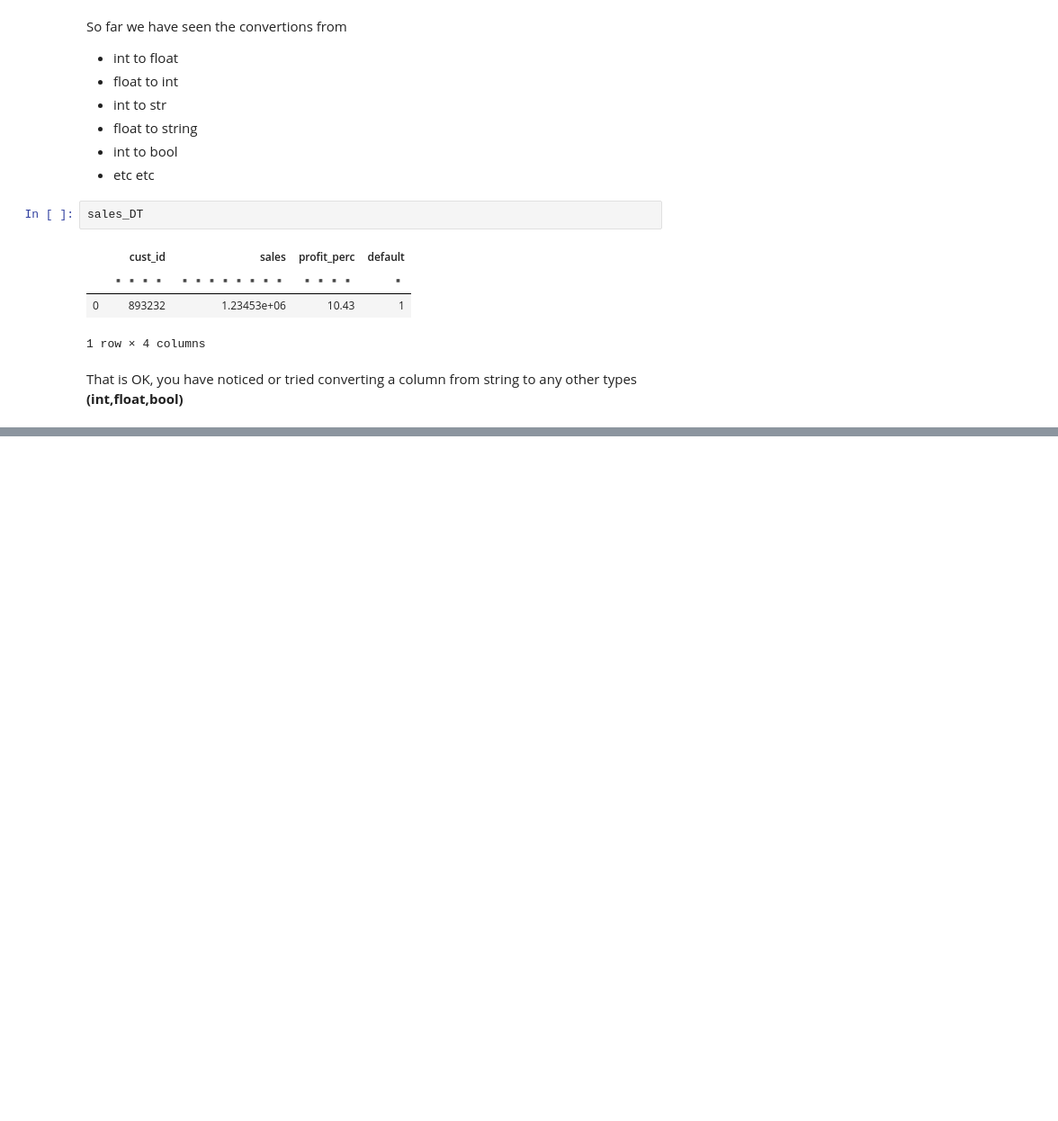
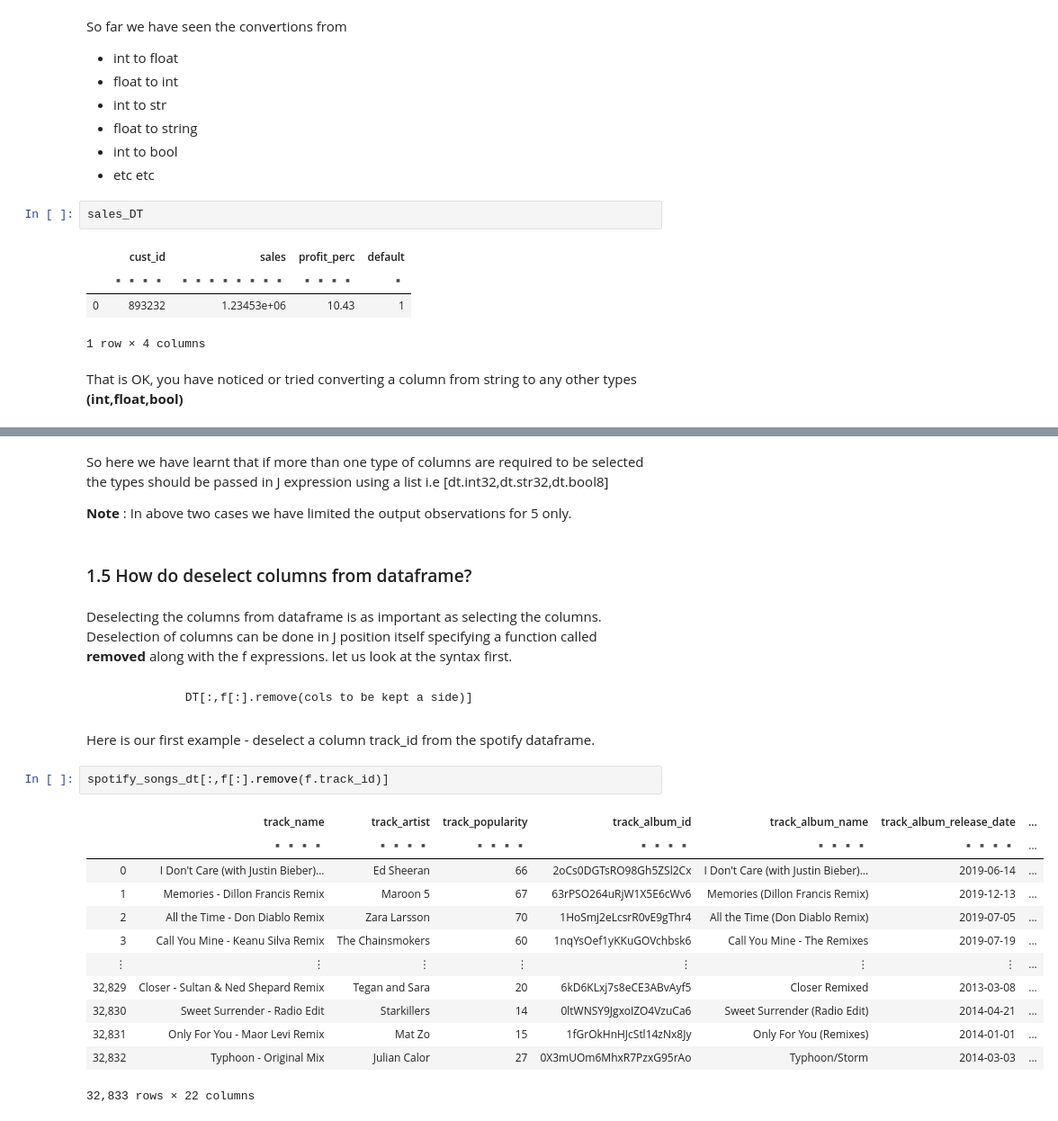
Before and after one commit to myamullaciencia/datatable_cook_book, a Jupyter notebook: _build/jupyter_execute/py_datatable_faqs_so.ipynb, the cells around one changed output, grey strips where cells are left out. Shown at 90% size. Saved outputs shown, nothing was run; the diff lists cells and outputs as text; blank space fills up the shorter version.

```diff
--- a/_build/jupyter_execute/py_datatable_faqs_so.ipynb
+++ b/_build/jupyter_execute/py_datatable_faqs_so.ipynb
@@ -252,0 +327,27 @@ NotImplementedError: Unable to cast `str32` into `float64`
+# %% [markdown]
+So here we have learnt that if more than one type of columns are required to be selected the types should be passed in J expression using a list i.e [dt.int32,dt.str32,dt.bool8]
+
+**Note** : In above two cases we have limited the output observations for 5 only.
+# %% [markdown]
+### 1.5 How do deselect columns from dataframe?
+# %% [markdown]
+Deselecting the columns from dataframe is as important as selecting the columns. Deselection of columns can be done in J position itself specifying a function called **removed** along with the f expressions. let us look at the syntax first.
+# %% [markdown]
+                DT[:,f[:].remove(cols to be kept a side)]
+# %% [markdown]
+Here is our first example - deselect a column track_id from the spotify dataframe.
+# %%
+spotify_songs_dt[:,f[:].remove(f.track_id)]
+# %% [output]
+|  | track_name | track_artist | track_popularity | track_album_id | track_album_name | track_album_release_date | ... |
+|  | ▪▪▪▪ | ▪▪▪▪ | ▪▪▪▪ | ▪▪▪▪ | ▪▪▪▪ | ▪▪▪▪ | ... |
+| 0 | I Don't Care (with Justin Bieber)... | Ed Sheeran | 66 | 2oCs0DGTsRO98Gh5ZSl2Cx | I Don't Care (with Justin Bieber)... | 2019-06-14 | ... |
+| 1 | Memories - Dillon Francis Remix | Maroon 5 | 67 | 63rPSO264uRjW1X5E6cWv6 | Memories (Dillon Francis Remix) | 2019-12-13 | ... |
+| 2 | All the Time - Don Diablo Remix | Zara Larsson | 70 | 1HoSmj2eLcsrR0vE9gThr4 | All the Time (Don Diablo Remix) | 2019-07-05 | ... |
+| 3 | Call You Mine - Keanu Silva Remix | The Chainsmokers | 60 | 1nqYsOef1yKKuGOVchbsk6 | Call You Mine - The Remixes | 2019-07-19 | ... |
+| ⋮ | ⋮ | ⋮ | ⋮ | ⋮ | ⋮ | ⋮ | ... |
+| 32,829 | Closer - Sultan & Ned Shepard Remix | Tegan and Sara | 20 | 6kD6KLxj7s8eCE3ABvAyf5 | Closer Remixed | 2013-03-08 | ... |
+| 32,830 | Sweet Surrender - Radio Edit | Starkillers | 14 | 0ltWNSY9JgxoIZO4VzuCa6 | Sweet Surrender (Radio Edit) | 2014-04-21 | ... |
+| 32,831 | Only For You - Maor Levi Remix | Mat Zo | 15 | 1fGrOkHnHJcStl14zNx8Jy | Only For You (Remixes) | 2014-01-01 | ... |
+| 32,832 | Typhoon - Original Mix | Julian Calor | 27 | 0X3mUOm6MhxR7PzxG95rAo | Typhoon/Storm | 2014-03-03 | ... |
+32,833 rows × 22 columns
```
Also changed, not shown: parts of 26 cells of this notebook, 16 other files.
